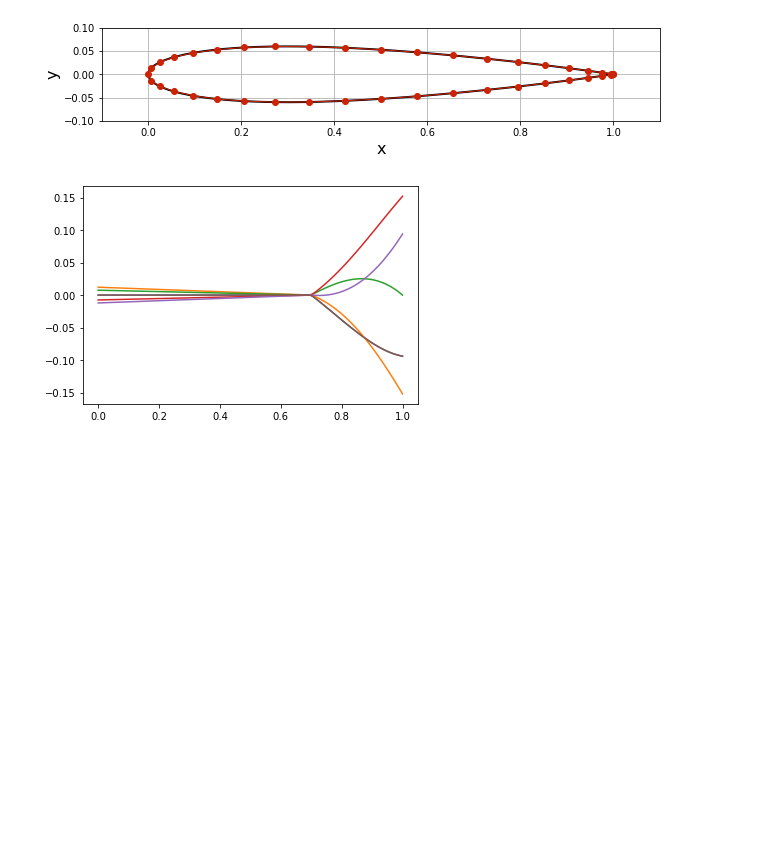
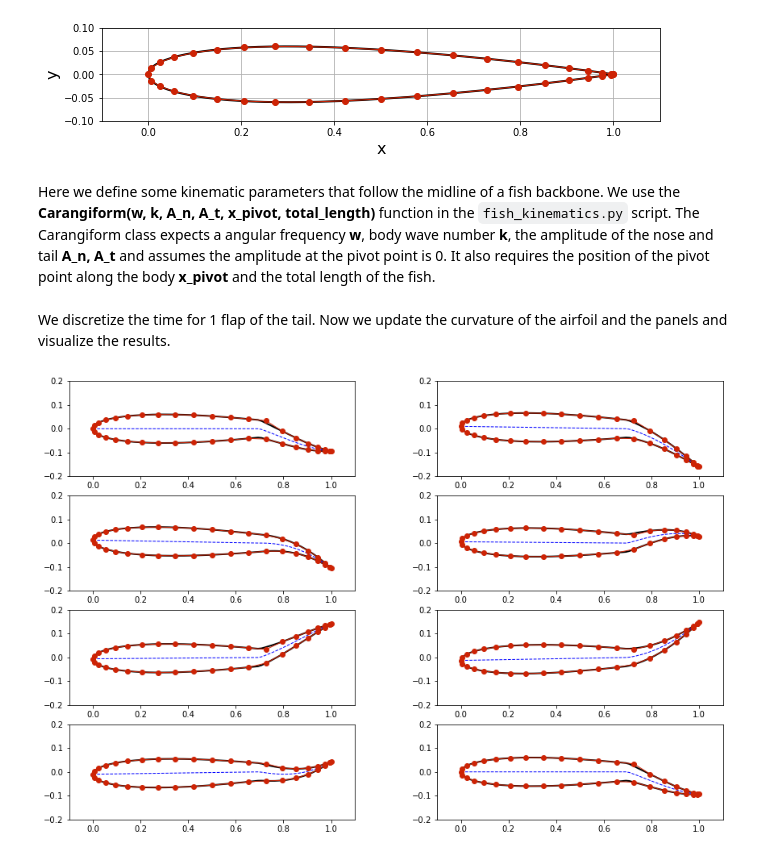
Before and after one commit to michaelcoe/Ika-Flow, a Jupyter notebook: movingBoundary.ipynb, the cells around one changed output. Cells and saved outputs as stored; diff of their text form; code cells hidden in the pictures; blank space fills up the shorter version.

Commit message:
Added functionality to classes

```diff
--- a/movingBoundary.ipynb
+++ b/movingBoundary.ipynb
@@ -59,6 +61,8 @@ plt.xlim(-0.1, 1.1)
 plt.ylim(-0.1, 0.1);
 # %% [output]
 [figure]
+# %% [markdown]
+Here we define some kinematic parameters that follow the midline of a fish backbone. We use the **Carangiform(w, k, A_n, A_t, x_pivot, total_length)** function in the `fish_kinematics.py` script. The Carangiform class expects a angular frequency **w**, body wave number **k**, the amplitude of the nose and tail **A_n, A_t** and assumes the amplitude at the pivot point is 0. It also requires the position of the pivot point along the body **x_pivot** and the total length of the fish.
 # %%
 total_length = 1.0
 velocity = 0.3478
@@ -72,13 +76,26 @@ w = 2*np.pi*freq                # angular frequency [radians/sec]
 x_pivot = 0.7                   # pivot in percent of body length
 
 midline = fk.Carangiform(w, k, A_n, A_t, x_pivot, total_length)
+time = np.linspace(0, 1/freq, 8)
-# %%
-time = np.linspace(0, 1/freq, 6)
-x_coordinates = np.linspace(0, 1.0, 100)
-
-fig2, ax2 = plt.subplots()
-for t in time:
-    h = midline.rigid_motion(x_coordinates, t)
-    ax2.plot(x_coordinates, h)
-# %% [output]
-[figure, removed]
+# %% [markdown]
+We discretize the time for 1 flap of the tail. Now we update the curvature of the airfoil and the panels and visualize the results.
+# %%
+nrows = int(math.ceil(len(time) / 2.))
+fig, axs = plt.subplots(nrows, 2,figsize=(15,10))
+for ax, t in zip(axs.flat, time):
+    panel_copy = copy.deepcopy(panels)
+    for panel in panel_copy:
+    # updates the panel position with time
+        panel.update_position([0, 0], midline.single_rigid_motion(np.array([panel.xa, panel.xb]), t))
+
+    h_foil = midline.rigid_motion(dx, t)
+    y_new = np.append(np.flipud(h_foil), h_foil[1:-1])
+    ax.plot(x, y + y_new, color='k', linestyle='-', linewidth=2)
+    ax.plot(dx, h_foil, color='b', linestyle='--', linewidth=1)
+    ax.plot([panel.xa for panel in panel_copy], [panel.ya for panel in panel_copy],
+            linestyle='-', linewidth=1, marker='o', markersize=6, color='#CD2305')
+    ax.set_aspect('equal')
+    ax.set_xlim([-0.1, 1.1])
+    ax.set_ylim([-0.2, 0.2])
+# %% [output]
+[figure, added]
```
Also changed, not shown: parts of 1 cell of this notebook, 2 other files.
